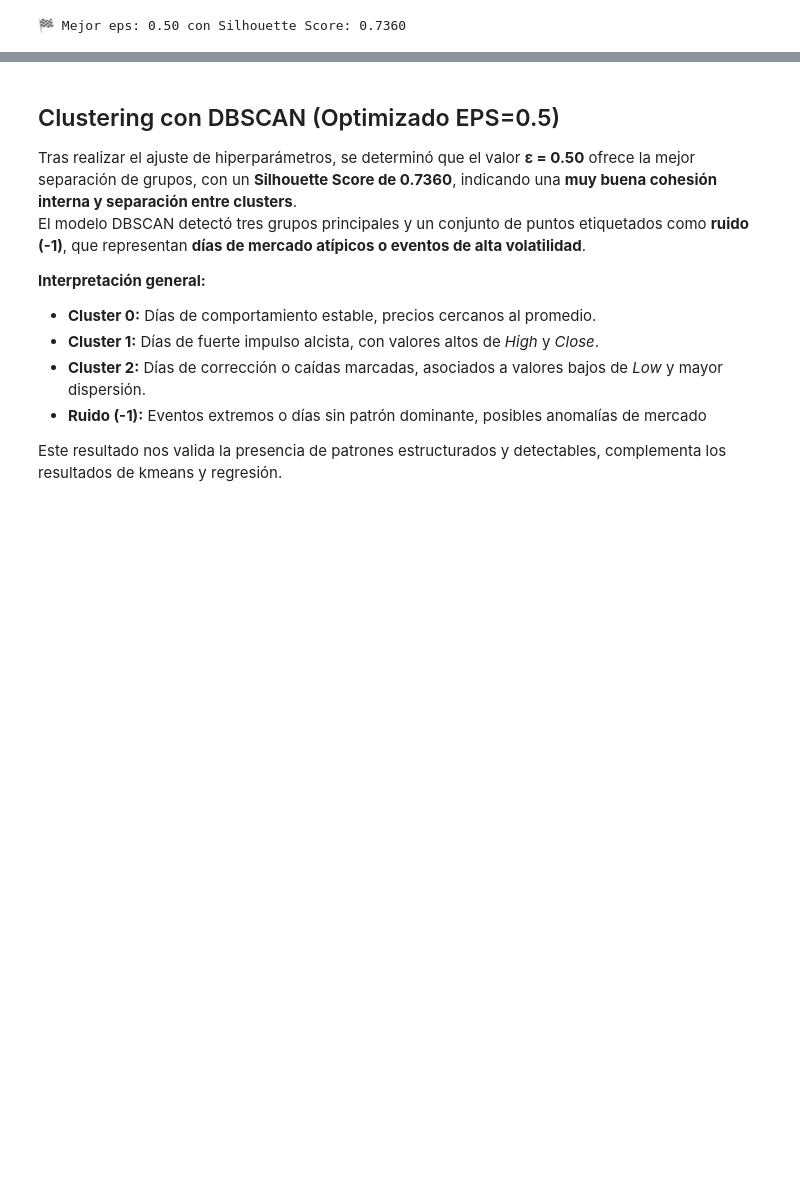
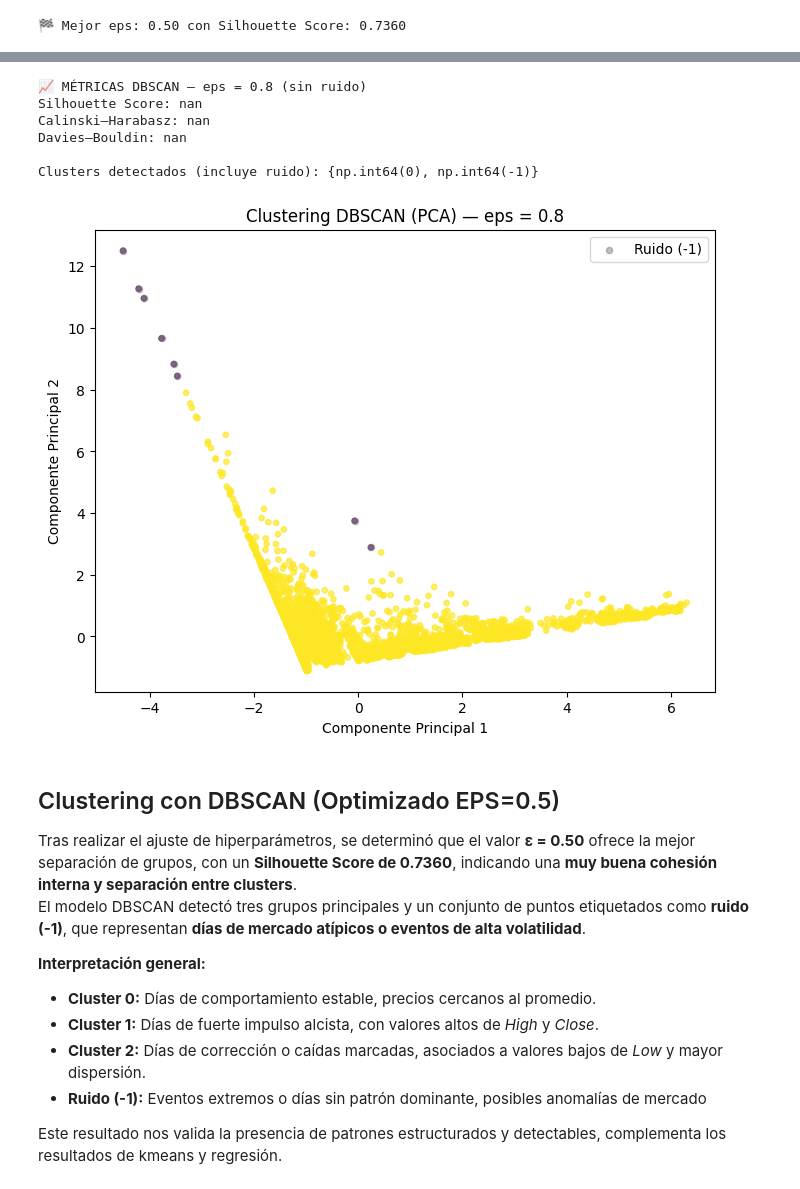
Before and after one commit to AlexandreKc/SUMATIVA2_IDN, a Jupyter notebook: notebook/BI_T2_SebastianCarrera.ipynb, the cells around one changed output, grey strips where cells are left out. Cells and saved outputs as stored; diff of their text form; code cells hidden in the pictures; blank space fills up the shorter version.

Commit message:
Avances imagenes y metricas

```diff
--- a/notebook/BI_T2_SebastianCarrera.ipynb
+++ b/notebook/BI_T2_SebastianCarrera.ipynb
@@ -808,3 +869,52 @@ Clusters detectados: {np.int64(0), np.int64(1), np.int64(-1)}
+# %%
+# --- DBSCAN final con eps = 0.8 ---
+dbscan_opt = DBSCAN(eps=0.8, min_samples=5)
+clusters_db_opt = dbscan_opt.fit_predict(X_pca)
+
+# --- Filtrar ruido (-1) ---
+mask = clusters_db_opt != -1
+X_clean = X_pca[mask]
+labels_clean = clusters_db_opt[mask]
+
+# --- Calcular métricas (solo si hay 2+ clusters) ---
+if len(set(labels_clean)) > 1:
+    sil_db = silhouette_score(X_clean, labels_clean)
+    ch_db = calinski_harabasz_score(X_clean, labels_clean)
+    dbi_db = davies_bouldin_score(X_clean, labels_clean)
+else:
+    sil_db = np.nan
+    ch_db = np.nan
+    dbi_db = np.nan
+
+# --- Mostrar métricas ---
+print(f"📈 MÉTRICAS DBSCAN — eps = 0.8 (sin ruido)")
+print(f"Silhouette Score: {sil_db:.4f}")
+print(f"Calinski–Harabasz: {ch_db:.4f}")
+print(f"Davies–Bouldin: {dbi_db:.4f}")
+
+print("\nClusters detectados (incluye ruido):", set(clusters_db_opt))
+
+# --- Visualización ---
+plt.figure(figsize=(8,6))
+plt.scatter(X_pca[:,0], X_pca[:,1],
+            c=clusters_db_opt, cmap="viridis", s=15, alpha=0.7)
+plt.scatter(X_pca[clusters_db_opt == -1, 0],
+            X_pca[clusters_db_opt == -1, 1],
+            c='gray', s=20, label='Ruido (-1)', alpha=0.5)
+
+plt.title("Clustering DBSCAN (PCA) — eps = 0.8")
+plt.xlabel("Componente Principal 1")
+plt.ylabel("Componente Principal 2")
+plt.legend()
+plt.show()
+# %% [output]
+📈 MÉTRICAS DBSCAN — eps = 0.8 (sin ruido)
+Silhouette Score: nan
+Calinski–Harabasz: nan
+Davies–Bouldin: nan
+
+Clusters detectados (incluye ruido): {np.int64(0), np.int64(-1)}
+[figure, added]
 # %% [markdown]
 ## Clustering con DBSCAN (Optimizado EPS=0.5)
 
```
Also changed, not shown: parts of 9 cells of this notebook, 1 other file.
